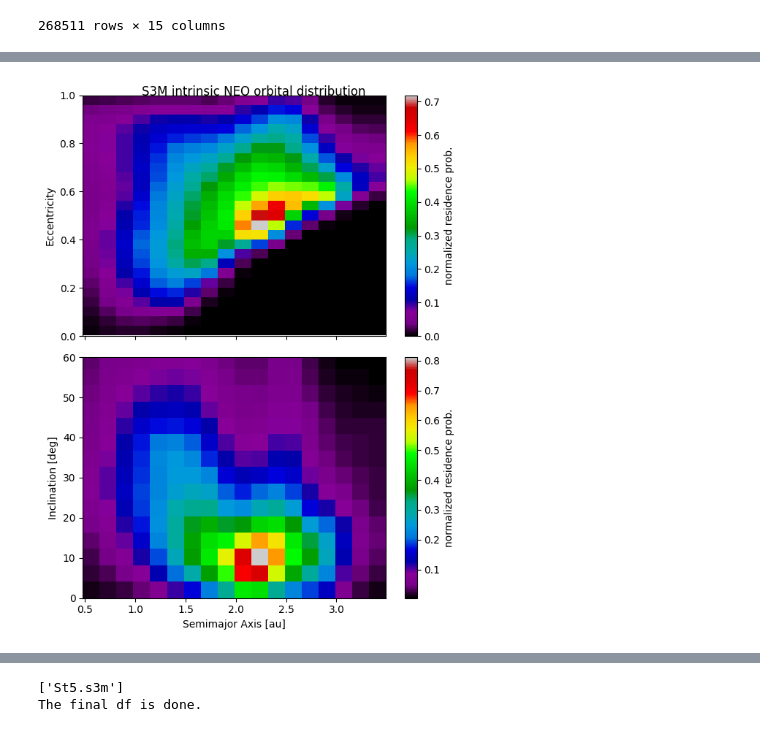
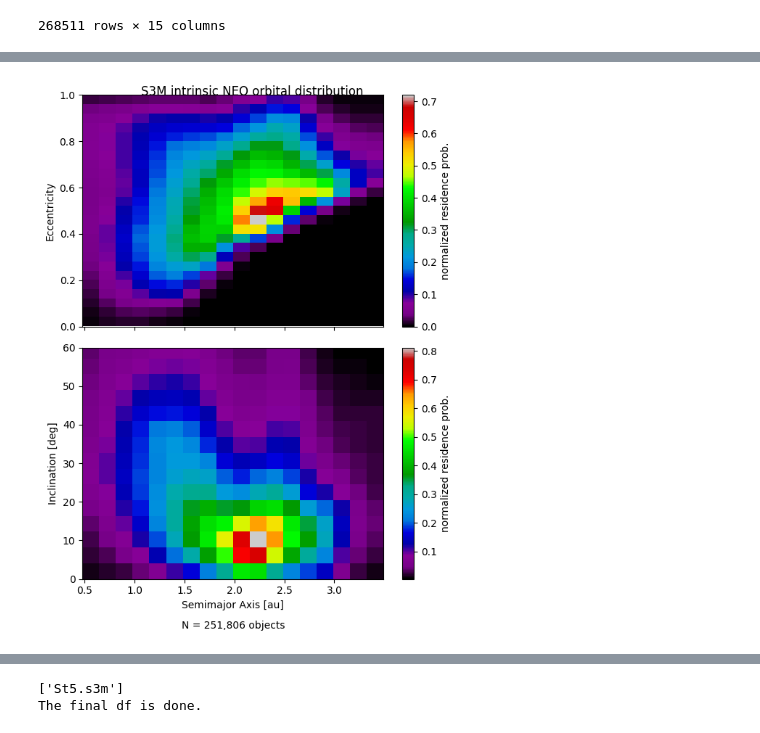
Before and after one commit to devanshi-s04/neomod, a Jupyter notebook: orbdistribution_plots.ipynb, the cells around one changed output, grey strips where cells are left out. Saved outputs shown, nothing was run; the diff lists cells and outputs as text; code cells hidden in the pictures.

```diff
--- a/orbdistribution_plots.ipynb
+++ b/orbdistribution_plots.ipynb
@@ -356,34 +378,47 @@ e_c3 = e_center_neo[e_sel3]
 i_c3 = i_center_neo[i_sel3]
 
 a_edges3 = np.concatenate(([a_c3[0] - da3/2], a_c3 + da3/2))
 e_edges3 = np.concatenate(([e_c3[0] - de3/2], e_c3 + de3/2))
 i_edges3 = np.concatenate(([i_c3[0] - di3/2], i_c3 + di3/2))
 
 
+count_objects3 = neo_s3m[
+    (neo_s3m["H"] >= 15.0) & (neo_s3m["H"] <= 28.0) &
+    (neo_s3m["a"] >= 0.4)  & (neo_s3m["a"] <= 3.5)  &
+    (neo_s3m["e"] >= 0.0)  & (neo_s3m["e"] <  1.0)  &
+    (neo_s3m["i"] >= 0.0)  & (neo_s3m["i"] <= 60.0)
+].shape[0]
+
+
 fig3, (ax1_neo3m, ax2_neo3m) = plt.subplots(2, 1, figsize=(6, 8), sharex=True)
 
 # Panel (a): a–e
 im1_neo3m = ax1_neo3m.pcolormesh(a_edges3, e_edges3, ae_grid_plot3.T,
                      shading='auto', cmap='nipy_spectral')
 ax1_neo3m.set_ylabel("Eccentricity")
 ax1_neo3m.set_ylim(0.0, 1.0)
 
 cbar1_neo = fig3.colorbar(im1_neo3m, ax=ax1_neo3m)
 cbar1_neo.set_label("normalized residence prob.")
 
 # Panel (b): a–i
 im2_neo3m = ax2_neo3m.pcolormesh(a_edges3, i_edges3, ai_grid_plot3.T,
                      shading='auto', cmap='nipy_spectral')
 ax2_neo3m.set_xlabel("Semimajor Axis [au]")
 ax2_neo3m.set_ylabel("Inclination [deg]")
 ax2_neo3m.set_ylim(0.0, 60.0)
 cbar2_neo = fig3.colorbar(im2_neo3m, ax=ax2_neo3m)
 cbar2_neo.set_label("normalized residence prob.")
 
+ax2_neo3m.text(0.5, -0.18,
+         f"N = {count_objects3:,} objects",
+         transform=ax2_neo3m.transAxes,
+         ha="center", va="top", fontsize=10)
+
 fig3.suptitle("S3M intrinsic NEO orbital distribution", y=0.95)
 fig3.tight_layout()
 # %% [output]
-[figure, old version]
+[figure, new version]
 # %%
 print("H bins selected:", h_sel3.sum())
 print("a bins selected:", a_sel3.sum())
```
Also changed, not shown: parts of 17 cells of this notebook, 6 other files.
